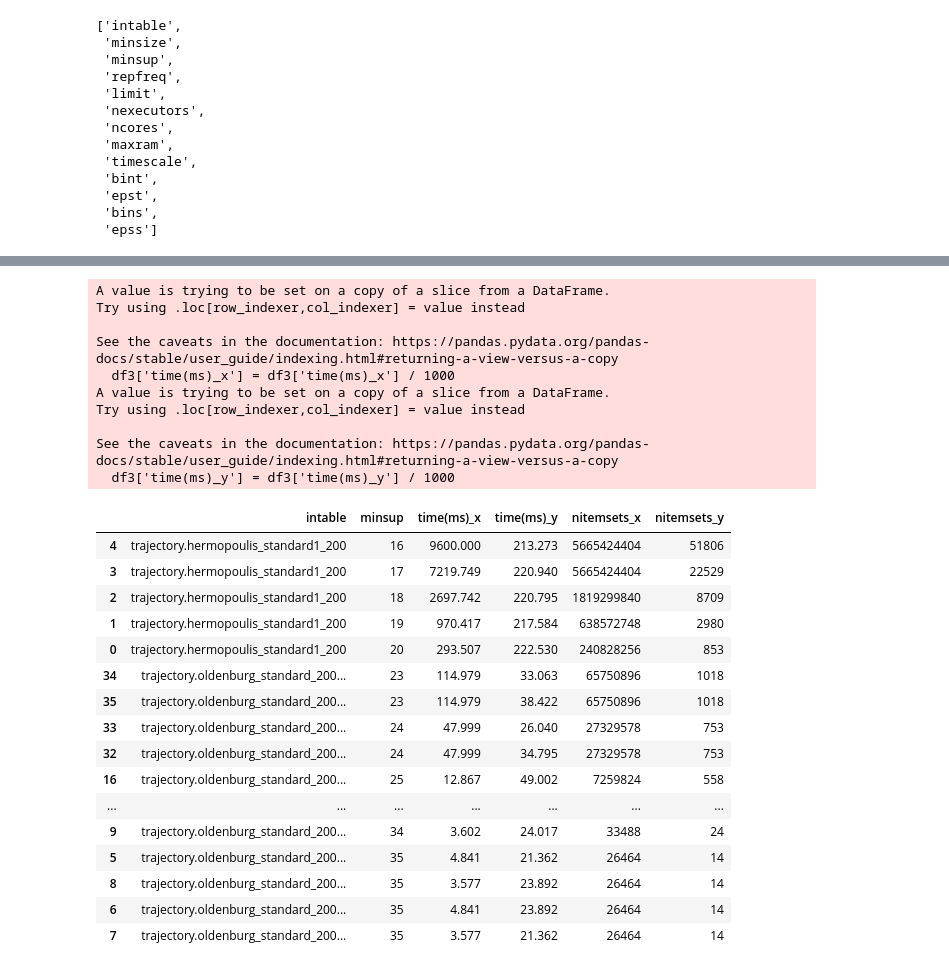
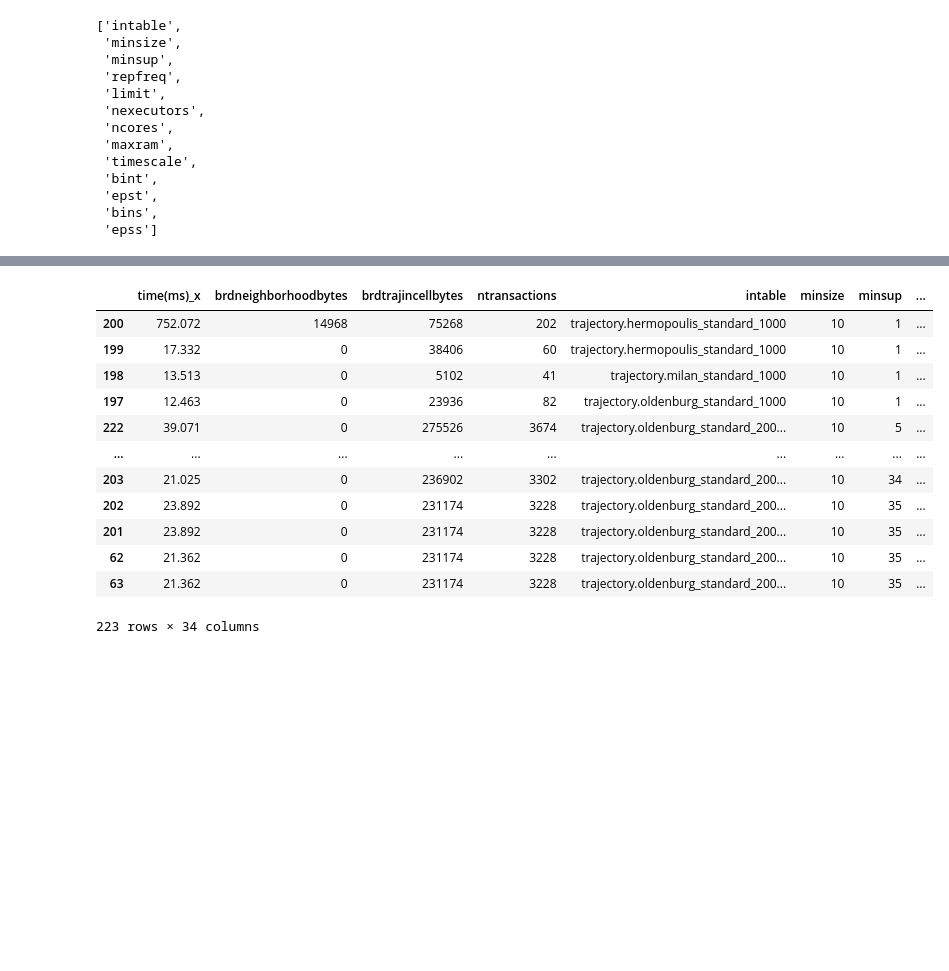
Before and after one commit to w4bo/ctm, a Jupyter notebook: src/main/python/CTM/PFPGrowth.ipynb, the cells around one changed output, grey strips where cells are left out. Cells and saved outputs as stored; diff of their text form; code cells hidden in the pictures; blank space fills up the shorter version.

```diff
--- a/src/main/python/CTM/PFPGrowth.ipynb
+++ b/src/main/python/CTM/PFPGrowth.ipynb
@@ -200,36 +214,21 @@ Index(['time(ms)_x', 'intable', 'minsize', 'minsup', 'nitemsets_x', 'repfreq',
       dtype='object')
 # %%
-df3 = df3[['intable', 'minsup', 'time(ms)_x', 'time(ms)_y', 'nitemsets_x', 'nitemsets_y']]
 df3['time(ms)_x'] = df3['time(ms)_x'] / 1000
 df3['time(ms)_y'] = df3['time(ms)_y'] / 1000
-df3 = df3.sort_values("minsup")
+df3['time(ms)'] = df3['time(ms)'] / 1000
 df3
 # %% [output]
+|  | time(ms)_x | brdneighborhoodbytes | brdtrajincellbytes | ntransactions | intable | minsize | minsup | ... |
+| 200 | 752.072 | 14968 | 75268 | 202 | trajectory.hermopoulis_standard_1000 | 10 | 1 | ... |
+| 199 | 17.332 | 0 | 38406 | 60 | trajectory.hermopoulis_standard_1000 | 10 | 1 | ... |
+| 198 | 13.513 | 0 | 5102 | 41 | trajectory.milan_standard_1000 | 10 | 1 | ... |
+| 197 | 12.463 | 0 | 23936 | 82 | trajectory.oldenburg_standard_1000 | 10 | 1 | ... |
+| 222 | 39.071 | 0 | 275526 | 3674 | trajectory.oldenburg_standard_200... | 10 | 5 | ... |
+| ... | ... | ... | ... | ... | ... | ... | ... | ... |
+| 203 | 21.025 | 0 | 236902 | 3302 | trajectory.oldenburg_standard_200... | 10 | 34 | ... |
+| 202 | 23.892 | 0 | 231174 | 3228 | trajectory.oldenburg_standard_200... | 10 | 35 | ... |
+| 201 | 23.892 | 0 | 231174 | 3228 | trajectory.oldenburg_standard_200... | 10 | 35 | ... |
+| 62 | 21.362 | 0 | 231174 | 3228 | trajectory.oldenburg_standard_200... | 10 | 35 | ... |
+| 63 | 21.362 | 0 | 231174 | 3228 | trajectory.oldenburg_standard_200... | 10 | 35 | ... |
-A value is trying to be set on a copy of a slice from a DataFrame.
-Try using .loc[row_indexer,col_indexer] = value instead
-
-See the caveats in the documentation: https://pandas.pydata.org/pandas-docs/stable/user_guide/indexing.html#returning-a-view-versus-a-copy
-  df3['time(ms)_x'] = df3['time(ms)_x'] / 1000
-A value is trying to be set on a copy of a slice from a DataFrame.
-Try using .loc[row_indexer,col_indexer] = value instead
-
-See the caveats in the documentation: https://pandas.pydata.org/pandas-docs/stable/user_guide/indexing.html#returning-a-view-versus-a-copy
-  df3['time(ms)_y'] = df3['time(ms)_y'] / 1000
+223 rows × 34 columns
-|  | intable | minsup | time(ms)_x | time(ms)_y | nitemsets_x | nitemsets_y |
-| 4 | trajectory.hermopoulis_standard1_200 | 16 | 9600.000 | 213.273 | 5665424404 | 51806 |
-| 3 | trajectory.hermopoulis_standard1_200 | 17 | 7219.749 | 220.940 | 5665424404 | 22529 |
-| 2 | trajectory.hermopoulis_standard1_200 | 18 | 2697.742 | 220.795 | 1819299840 | 8709 |
-| 1 | trajectory.hermopoulis_standard1_200 | 19 | 970.417 | 217.584 | 638572748 | 2980 |
-| 0 | trajectory.hermopoulis_standard1_200 | 20 | 293.507 | 222.530 | 240828256 | 853 |
-| 34 | trajectory.oldenburg_standard_200... | 23 | 114.979 | 33.063 | 65750896 | 1018 |
-| 35 | trajectory.oldenburg_standard_200... | 23 | 114.979 | 38.422 | 65750896 | 1018 |
-| 33 | trajectory.oldenburg_standard_200... | 24 | 47.999 | 26.040 | 27329578 | 753 |
-| 32 | trajectory.oldenburg_standard_200... | 24 | 47.999 | 34.795 | 27329578 | 753 |
-| 16 | trajectory.oldenburg_standard_200... | 25 | 12.867 | 49.002 | 7259824 | 558 |
-| ... | ... | ... | ... | ... | ... | ... |
-| 9 | trajectory.oldenburg_standard_200... | 34 | 3.602 | 24.017 | 33488 | 24 |
-| 5 | trajectory.oldenburg_standard_200... | 35 | 4.841 | 21.362 | 26464 | 14 |
-| 8 | trajectory.oldenburg_standard_200... | 35 | 3.577 | 23.892 | 26464 | 14 |
-| 6 | trajectory.oldenburg_standard_200... | 35 | 4.841 | 23.892 | 26464 | 14 |
-| 7 | trajectory.oldenburg_standard_200... | 35 | 3.577 | 21.362 | 26464 | 14 |
 # %%
```
Also changed, not shown: parts of 4 cells of this notebook.
